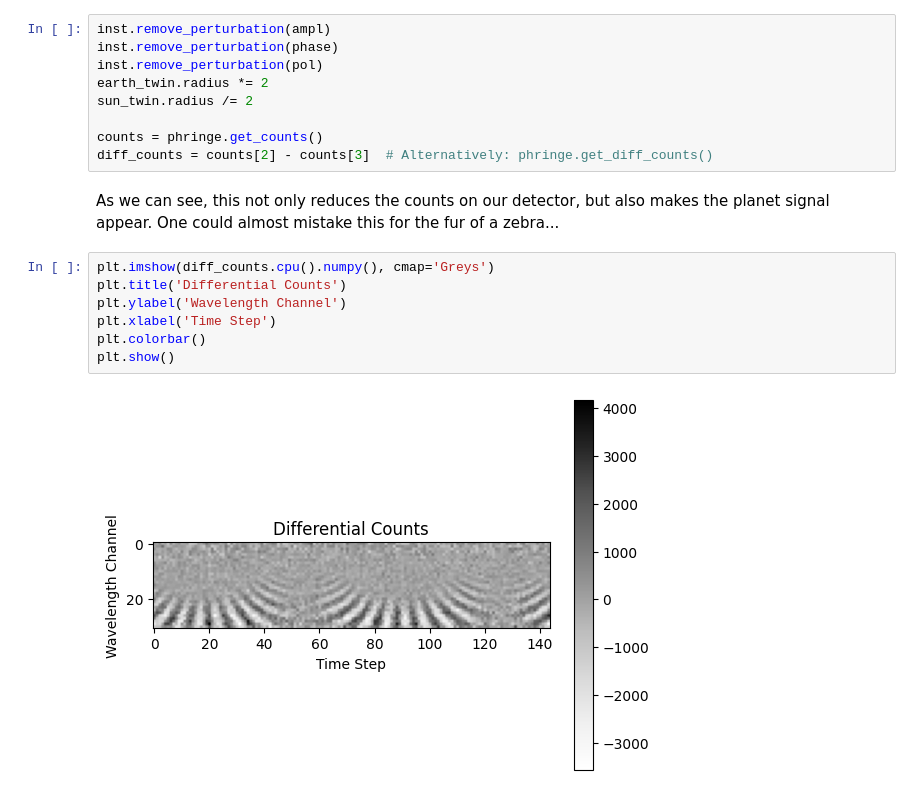
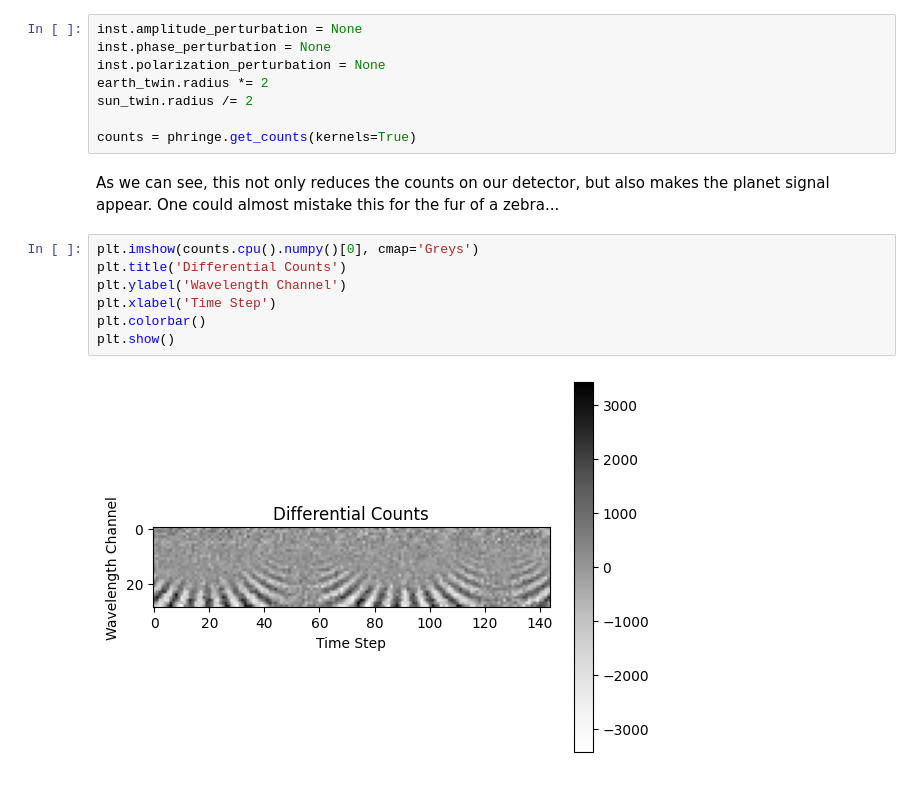
Before and after one commit to pahuber/PHRINGE, a Jupyter notebook: docs/tutorials/advanced_example.ipynb, the cells around one changed output. Cells and saved outputs as stored; diff of their text form.

```diff
--- a/docs/tutorials/advanced_example.ipynb
+++ b/docs/tutorials/advanced_example.ipynb
@@ -204,22 +193,21 @@ plt.show()
 # %% [markdown]
 We now remove the instrument perturbations, increase the planet radius and reduce the radius of the star to see what impact this has on the data.
 # %%
-inst.remove_perturbation(ampl)
-inst.remove_perturbation(phase)
-inst.remove_perturbation(pol)
+inst.amplitude_perturbation = None
+inst.phase_perturbation = None
+inst.polarization_perturbation = None
 earth_twin.radius *= 2
 sun_twin.radius /= 2
 
-counts = phringe.get_counts()
-diff_counts = counts[2] - counts[3]  # Alternatively: phringe.get_diff_counts()
+counts = phringe.get_counts(kernels=True)
 # %% [markdown]
 As we can see, this not only reduces the counts on our detector, but also makes the planet signal appear. One could almost mistake this for the fur of a zebra...
 # %%
-plt.imshow(diff_counts.cpu().numpy(), cmap='Greys')
+plt.imshow(counts.cpu().numpy()[0], cmap='Greys')
 plt.title('Differential Counts')
 plt.ylabel('Wavelength Channel')
 plt.xlabel('Time Step')
 plt.colorbar()
 plt.show()
 # %% [output]
-[figure, old version]
+[figure, new version]
```
Also changed, not shown: parts of 9 cells of this notebook, 11 other files.
